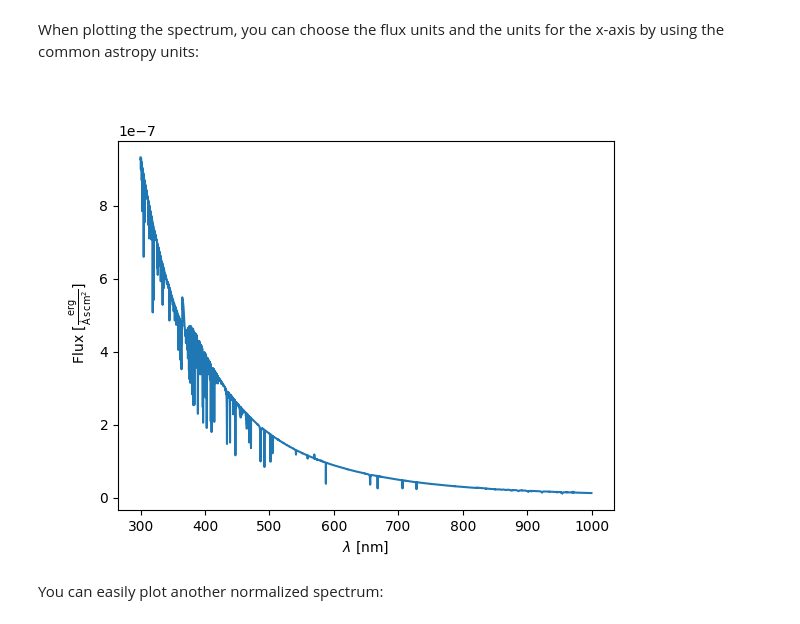
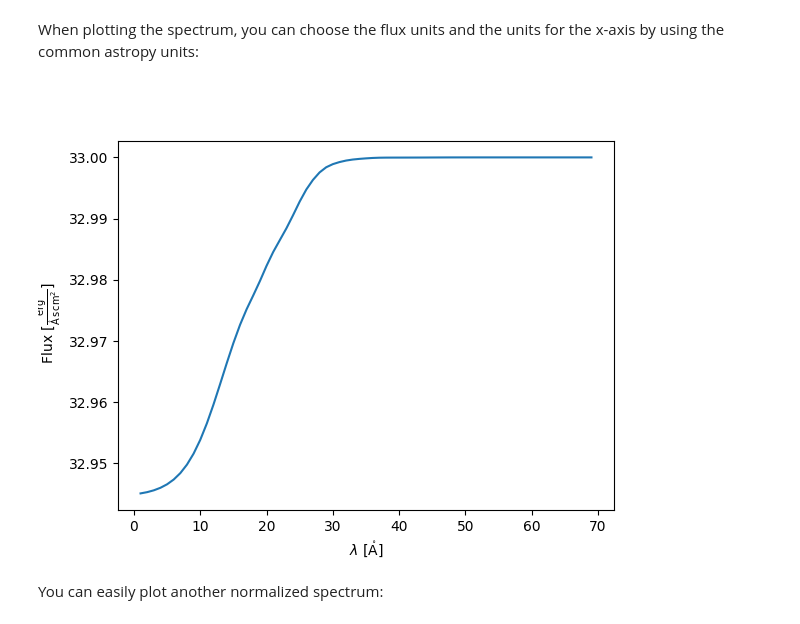
Before and after one commit to eschoesser/spyplotter, a Jupyter notebook: docs/spectrum.ipynb, the cells around one changed output. Saved outputs shown, nothing was run; the diff lists cells and outputs as text; code cells hidden in the pictures.

```diff
--- a/docs/spectrum.ipynb
+++ b/docs/spectrum.ipynb
@@ -16,7 +16,7 @@ spyplotter.spectrum - INFO - As no unit for y was given, a normalized spectrum i
 # %% [markdown]
 or read it from a *.plot file from a PoWR model:
 # %%
-spectrum_contplines = Spectrum.from_powr(filepath='../tests/test_data/T33_logg4.0_Mdot-8.5_logL4.72_v1994_vmic8_Z0.1/formal.plot',keywords=['OPT'],dataset=3)
+spectrum_contplines = Spectrum.from_powr(filepath='../tests/test_data/T33_logg4.0_Mdot-8.5_logL4.72_v1994_vmic8_Z0.1/wruniq.plot',keywords=['EMERGENT'],dataset=3)
 # %% [output]
 spyplotter.spectrum - INFO - Flux calibrated spectrum at 10 pc. Thus using erg / (Angstrom s cm2) as y unit.
 # %% [markdown]
@@ -35,9 +35,9 @@ spyplotter.spectrum - INFO - As no unit for y was given, a normalized spectrum i
 # %% [markdown]
 When plotting the spectrum, you can choose the flux units and the units for the x-axis by using the common astropy units:
 # %%
-fig = spectrum_contplines.plot(x_unit=u.nm);
+fig = spectrum_contplines.plot(x_unit=u.AA);
 # %% [output]
-[figure, old version]
+[figure, new version]
 # %% [markdown]
 You can easily plot another normalized spectrum:
 # %%
```
Also changed, not shown: parts of 11 cells of this notebook.
